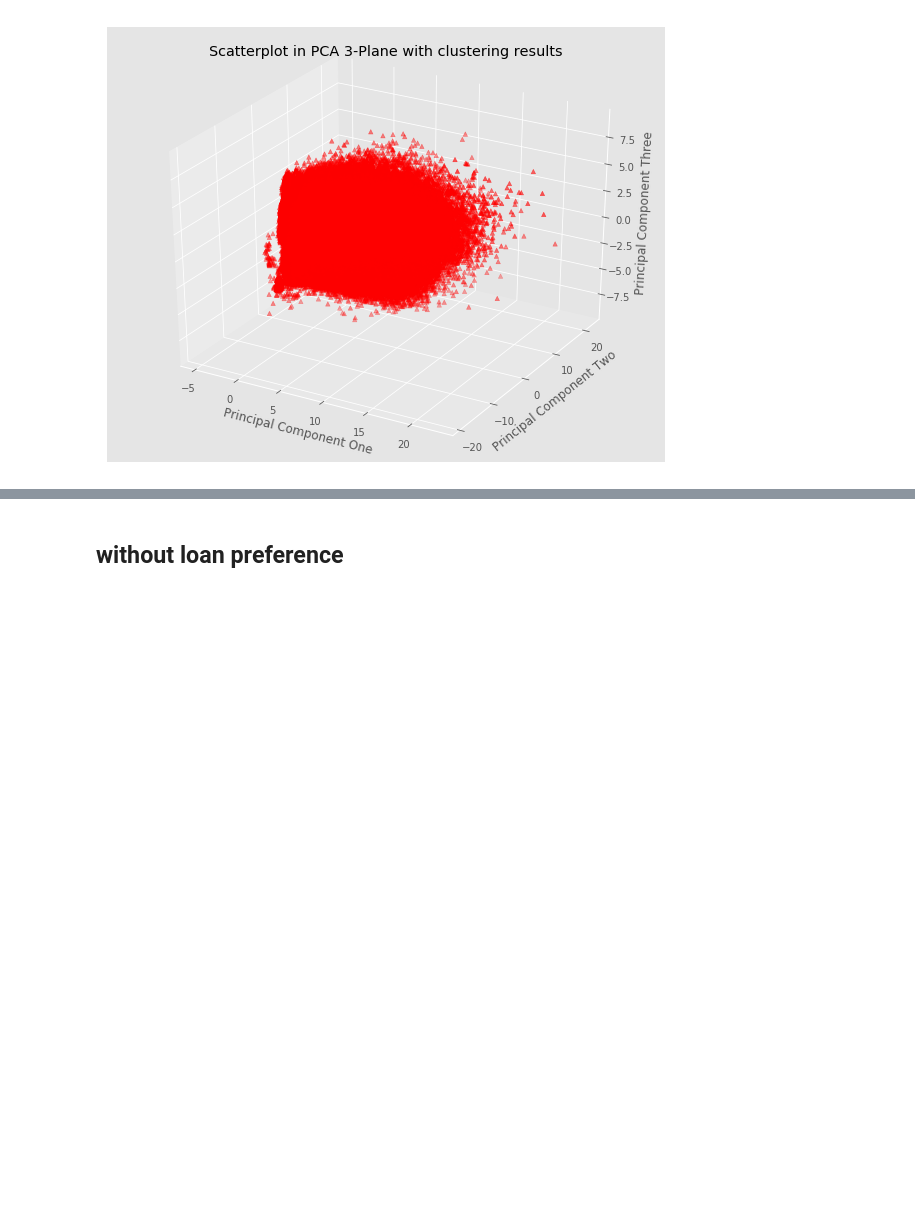
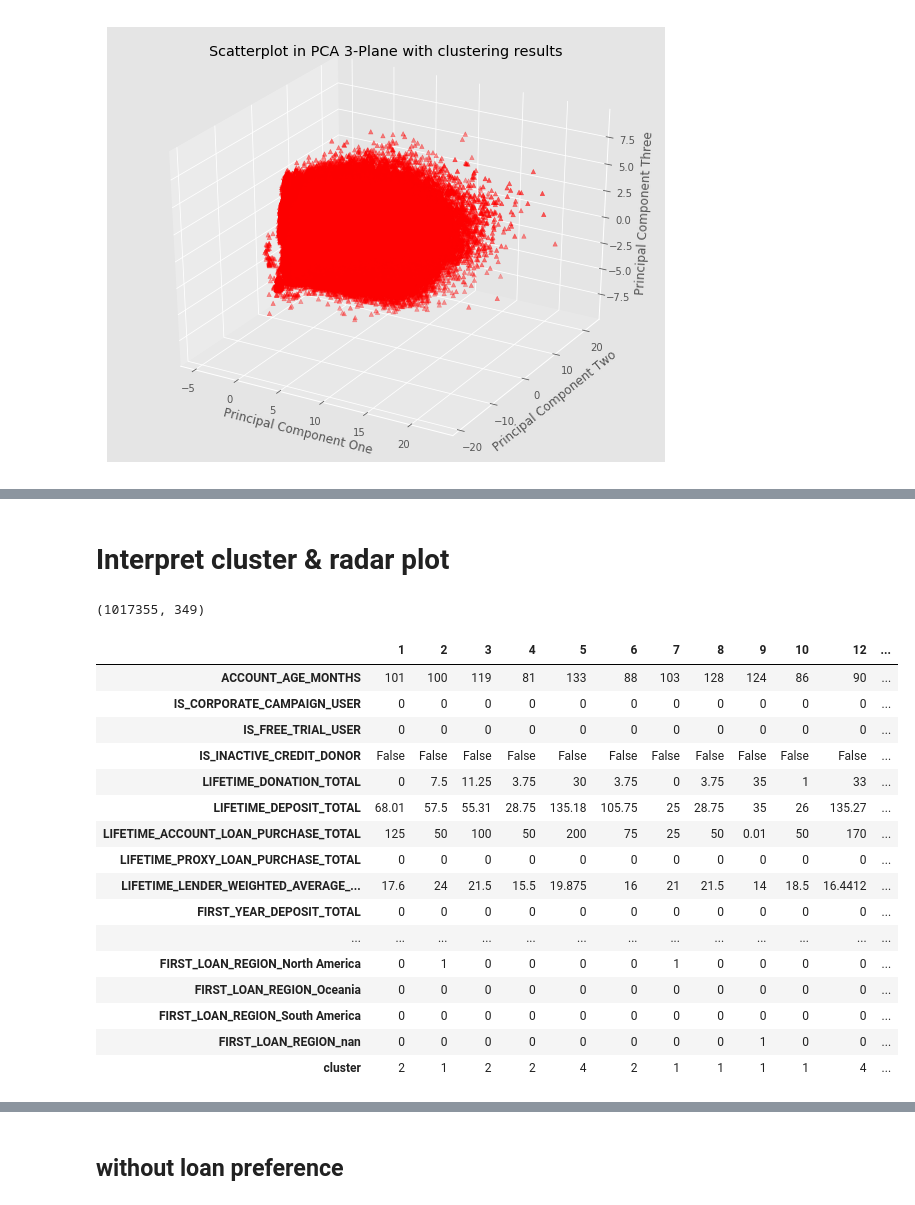
Before and after one commit to liyouzhang/Lender_Segmentations_Kiva, a Jupyter notebook: 0811_story_of_normal_users.ipynb, the cells around one changed output, grey strips where cells are left out. Saved outputs shown, nothing was run; the diff lists cells and outputs as text; code cells hidden in the pictures; blank space fills up the shorter version.

```diff
--- a/0811_story_of_normal_users.ipynb
+++ b/0811_story_of_normal_users.ipynb
@@ -70,0 +95,37 @@ silhouette_avg = silhouette_score(re_pca, assigned_cluster)
+# %% [markdown]
+# Interpret cluster & radar plot
+# %%
+df = drop_columns(normal) #drop the columns we don't use
+df = convert_datetime(df)
+df = convert_to_peroid(df)
+df = create_donation_tip_col(df)
+df = fill_cont_nans(df)
+df = dummify(df)
+# df = logify(df)
+ndf = convert_cat_into_int(df)
+# %%
+ndf.shape
+# %% [output]
+(1017355, 349)
+# %%
+ndf['cluster'] = y
+# %%
+ndf.head(20).T
+# %% [output]
+|  | 1 | 2 | 3 | 4 | 5 | 6 | 7 | 8 | 9 | 10 | 12 | ... |
+| ACCOUNT_AGE_MONTHS | 101 | 100 | 119 | 81 | 133 | 88 | 103 | 128 | 124 | 86 | 90 | ... |
+| IS_CORPORATE_CAMPAIGN_USER | 0 | 0 | 0 | 0 | 0 | 0 | 0 | 0 | 0 | 0 | 0 | ... |
+| IS_FREE_TRIAL_USER | 0 | 0 | 0 | 0 | 0 | 0 | 0 | 0 | 0 | 0 | 0 | ... |
+| IS_INACTIVE_CREDIT_DONOR | False | False | False | False | False | False | False | False | False | False | False | ... |
+| LIFETIME_DONATION_TOTAL | 0 | 7.5 | 11.25 | 3.75 | 30 | 3.75 | 0 | 3.75 | 35 | 1 | 33 | ... |
+| LIFETIME_DEPOSIT_TOTAL | 68.01 | 57.5 | 55.31 | 28.75 | 135.18 | 105.75 | 25 | 28.75 | 35 | 26 | 135.27 | ... |
+| LIFETIME_ACCOUNT_LOAN_PURCHASE_TOTAL | 125 | 50 | 100 | 50 | 200 | 75 | 25 | 50 | 0.01 | 50 | 170 | ... |
+| LIFETIME_PROXY_LOAN_PURCHASE_TOTAL | 0 | 0 | 0 | 0 | 0 | 0 | 0 | 0 | 0 | 0 | 0 | ... |
+| LIFETIME_LENDER_WEIGHTED_AVERAGE_... | 17.6 | 24 | 21.5 | 15.5 | 19.875 | 16 | 21 | 21.5 | 14 | 18.5 | 16.4412 | ... |
+| FIRST_YEAR_DEPOSIT_TOTAL | 0 | 0 | 0 | 0 | 0 | 0 | 0 | 0 | 0 | 0 | 0 | ... |
+| ... | ... | ... | ... | ... | ... | ... | ... | ... | ... | ... | ... | ... |
+| FIRST_LOAN_REGION_North America | 0 | 1 | 0 | 0 | 0 | 0 | 1 | 0 | 0 | 0 | 0 | ... |
+| FIRST_LOAN_REGION_Oceania | 0 | 0 | 0 | 0 | 0 | 0 | 0 | 0 | 0 | 0 | 0 | ... |
+| FIRST_LOAN_REGION_South America | 0 | 0 | 0 | 0 | 0 | 0 | 0 | 0 | 0 | 0 | 0 | ... |
+| FIRST_LOAN_REGION_nan | 0 | 0 | 0 | 0 | 0 | 0 | 0 | 0 | 1 | 0 | 0 | ... |
+| cluster | 2 | 1 | 2 | 2 | 4 | 2 | 1 | 1 | 1 | 1 | 4 | ... |
```
Also changed, not shown: parts of 24 cells of this notebook, 1 other file.
